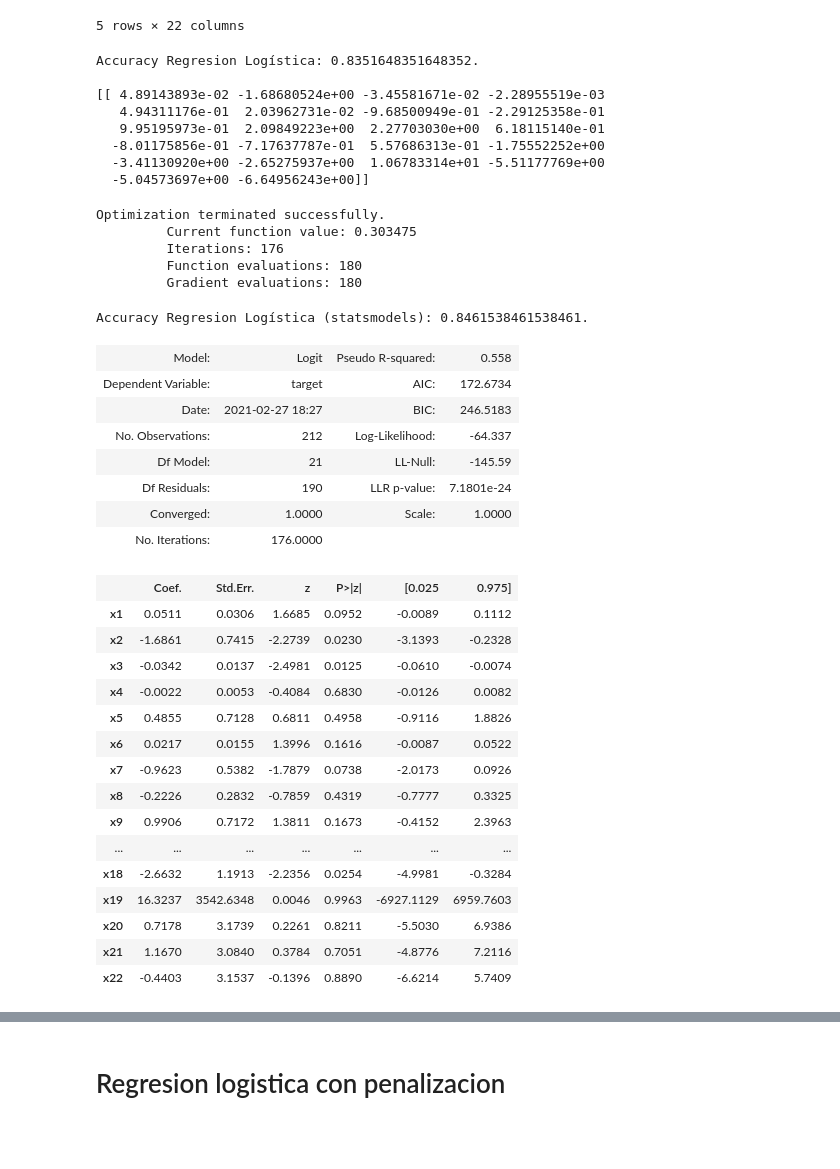
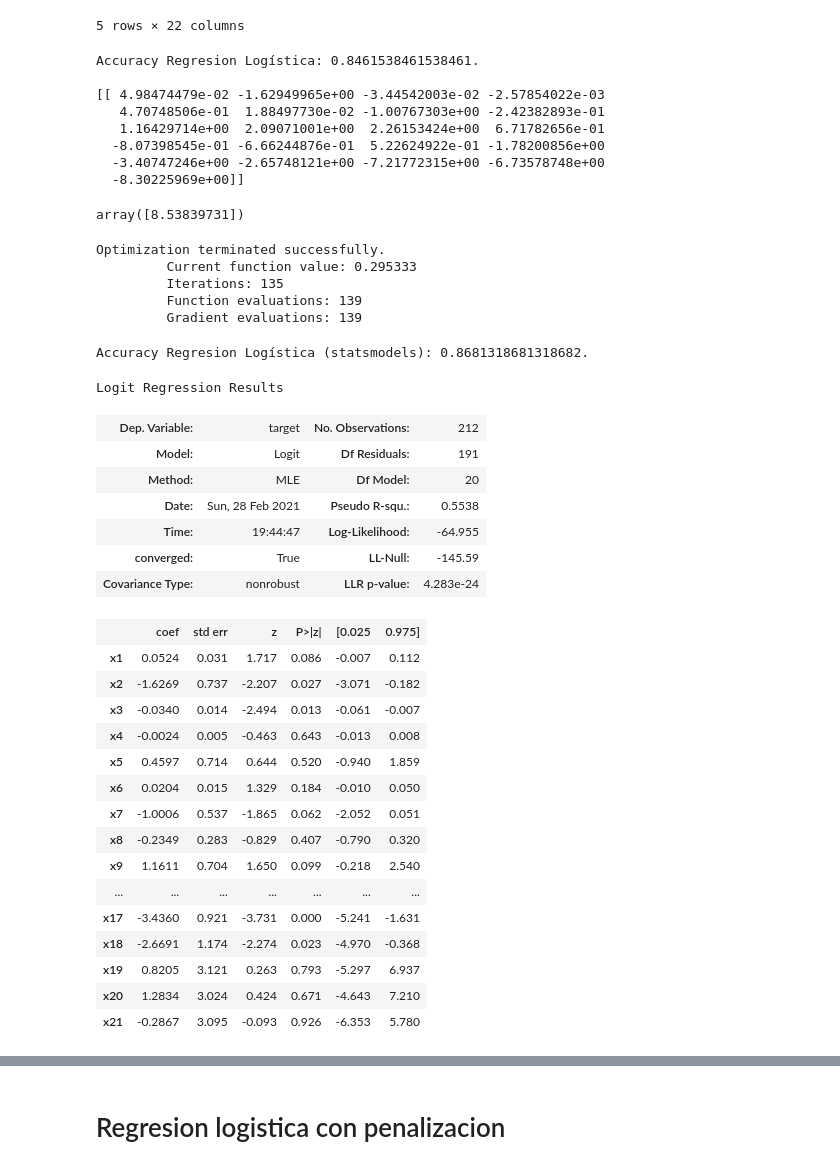
Before and after one commit to joaquinhojman/AprendizajeEstadistico-TPFinal, a Jupyter notebook: TP3_AE.ipynb, the cells around one changed output, grey strips where cells are left out. Drawn from its saved outputs; the diff is of its cells as text; code cells hidden in the pictures; blank space fills up the shorter version.

```diff
--- a/TP3_AE.ipynb
+++ b/TP3_AE.ipynb
@@ -38,7 +36,7 @@ heart_csv['exang'] = heart_csv['exang'].astype('category')
 heart_csv['slope'] = heart_csv['slope'].astype('category')
 heart_csv['ca'] = heart_csv['ca'].astype('category')
 heart_csv['thal'] = heart_csv['thal'].astype('category')
-heart_csv['target'] = heart_csv['target'].astype('int64')
+heart_csv['target'] = heart_csv['target'].astype('category')
 
 heart_csv.dtypes
 # %% [output]
@@ -151,14 +186,18 @@ print('Accuracy Regresion Logística: {}.\n'.format(score))
 
 print(lr.coef_)
 # %% [output]
-Accuracy Regresion Logística: 0.8351648351648352.
+Accuracy Regresion Logística: 0.8461538461538461.
 
-[[ 4.89143893e-02 -1.68680524e+00 -3.45581671e-02 -2.28955519e-03
-   4.94311176e-01  2.03962731e-02 -9.68500949e-01 -2.29125358e-01
-   9.95195973e-01  2.09849223e+00  2.27703030e+00  6.18115140e-01
-  -8.01175856e-01 -7.17637787e-01  5.57686313e-01 -1.75552252e+00
-  -3.41130920e+00 -2.65275937e+00  1.06783314e+01 -5.51177769e+00
-  -5.04573697e+00 -6.64956243e+00]]
+[[ 4.98474479e-02 -1.62949965e+00 -3.44542003e-02 -2.57854022e-03
+   4.70748506e-01  1.88497730e-02 -1.00767303e+00 -2.42382893e-01
+   1.16429714e+00  2.09071001e+00  2.26153424e+00  6.71782656e-01
+  -8.07398545e-01 -6.66244876e-01  5.22624922e-01 -1.78200856e+00
+  -3.40747246e+00 -2.65748121e+00 -7.21772315e+00 -6.73578748e+00
+  -8.30225969e+00]]
+# %%
+lr.intercept_
+# %% [output]
+array([8.53839731])
 # %%
 # quiero usar otra libreria que me de un poco mas de rigurosidad estadistica (aunque scikit-learn es muy buena para casi todo)
 
@@ -173,43 +212,43 @@ import statsmodels.api as sm
 logit_stats = sm.Logit(exog=np.asarray(X_train).astype('float'), endog=y_train).fit(maxiter = 1000, method='minimize')
 # %% [output]
 Optimization terminated successfully.
-         Current function value: 0.303475
-         Iterations: 176
-         Function evaluations: 180
-         Gradient evaluations: 180
+         Current function value: 0.295333
+         Iterations: 135
+         Function evaluations: 139
+         Gradient evaluations: 139
 # %%
 # ligeramente inferior al de scikit learn (pero tenemos un bello summary)
 # falta agregar regularizacion!
 probabilidades_estimadas = logit_stats.predict(np.asarray(X_test).astype('float'))
 
 predicciones = list(map(round, probabilidades_estimadas))
 acc = (predicciones == y_test).sum() / y_test.size
 
 print('Accuracy Regresion Logística (statsmodels): {}.\n'.format(acc))
-logit_stats.summary2()
+logit_stats.summary()
 # %% [output]
-Accuracy Regresion Logística (statsmodels): 0.8461538461538461.
+Accuracy Regresion Logística (statsmodels): 0.8681318681318682.
+Logit Regression Results
-| Model: | Logit | Pseudo R-squared: | 0.558 |
-| Dependent Variable: | target | AIC: | 172.6734 |
-| Date: | 2021-02-27 18:27 | BIC: | 246.5183 |
-| No. Observations: | 212 | Log-Likelihood: | -64.337 |
-| Df Model: | 21 | LL-Null: | -145.59 |
-| Df Residuals: | 190 | LLR p-value: | 7.1801e-24 |
-| Converged: | 1.0000 | Scale: | 1.0000 |
-| No. Iterations: | 176.0000 |  |  |
+| Dep. Variable: | target | No. Observations: | 212 |
+| Model: | Logit | Df Residuals: | 191 |
+| Method: | MLE | Df Model: | 20 |
+| Date: | Sun, 28 Feb 2021 | Pseudo R-squ.: | 0.5538 |
+| Time: | 19:44:47 | Log-Likelihood: | -64.955 |
+| converged: | True | LL-Null: | -145.59 |
+| Covariance Type: | nonrobust | LLR p-value: | 4.283e-24 |
-|  | Coef. | Std.Err. | z | P>|z| | [0.025 | 0.975] |
-| x1 | 0.0511 | 0.0306 | 1.6685 | 0.0952 | -0.0089 | 0.1112 |
-| x2 | -1.6861 | 0.7415 | -2.2739 | 0.0230 | -3.1393 | -0.2328 |
-| x3 | -0.0342 | 0.0137 | -2.4981 | 0.0125 | -0.0610 | -0.0074 |
-| x4 | -0.0022 | 0.0053 | -0.4084 | 0.6830 | -0.0126 | 0.0082 |
-| x5 | 0.4855 | 0.7128 | 0.6811 | 0.4958 | -0.9116 | 1.8826 |
-| x6 | 0.0217 | 0.0155 | 1.3996 | 0.1616 | -0.0087 | 0.0522 |
-| x7 | -0.9623 | 0.5382 | -1.7879 | 0.0738 | -2.0173 | 0.0926 |
-| x8 | -0.2226 | 0.2832 | -0.7859 | 0.4319 | -0.7777 | 0.3325 |
-| x9 | 0.9906 | 0.7172 | 1.3811 | 0.1673 | -0.4152 | 2.3963 |
+|  | coef | std err | z | P>|z| | [0.025 | 0.975] |
+| x1 | 0.0524 | 0.031 | 1.717 | 0.086 | -0.007 | 0.112 |
+| x2 | -1.6269 | 0.737 | -2.207 | 0.027 | -3.071 | -0.182 |
+| x3 | -0.0340 | 0.014 | -2.494 | 0.013 | -0.061 | -0.007 |
+| x4 | -0.0024 | 0.005 | -0.463 | 0.643 | -0.013 | 0.008 |
+| x5 | 0.4597 | 0.714 | 0.644 | 0.520 | -0.940 | 1.859 |
+| x6 | 0.0204 | 0.015 | 1.329 | 0.184 | -0.010 | 0.050 |
+| x7 | -1.0006 | 0.537 | -1.865 | 0.062 | -2.052 | 0.051 |
+| x8 | -0.2349 | 0.283 | -0.829 | 0.407 | -0.790 | 0.320 |
+| x9 | 1.1611 | 0.704 | 1.650 | 0.099 | -0.218 | 2.540 |
 | ... | ... | ... | ... | ... | ... | ... |
-| x18 | -2.6632 | 1.1913 | -2.2356 | 0.0254 | -4.9981 | -0.3284 |
-| x19 | 16.3237 | 3542.6348 | 0.0046 | 0.9963 | -6927.1129 | 6959.7603 |
-| x20 | 0.7178 | 3.1739 | 0.2261 | 0.8211 | -5.5030 | 6.9386 |
-| x21 | 1.1670 | 3.0840 | 0.3784 | 0.7051 | -4.8776 | 7.2116 |
-| x22 | -0.4403 | 3.1537 | -0.1396 | 0.8890 | -6.6214 | 5.7409 |
+| x17 | -3.4360 | 0.921 | -3.731 | 0.000 | -5.241 | -1.631 |
+| x18 | -2.6691 | 1.174 | -2.274 | 0.023 | -4.970 | -0.368 |
+| x19 | 0.8205 | 3.121 | 0.263 | 0.793 | -5.297 | 6.937 |
+| x20 | 1.2834 | 3.024 | 0.424 | 0.671 | -4.643 | 7.210 |
+| x21 | -0.2867 | 3.095 | -0.093 | 0.926 | -6.353 | 5.780 |
```
Also changed, not shown: parts of 34 cells of this notebook, 14 other files.
